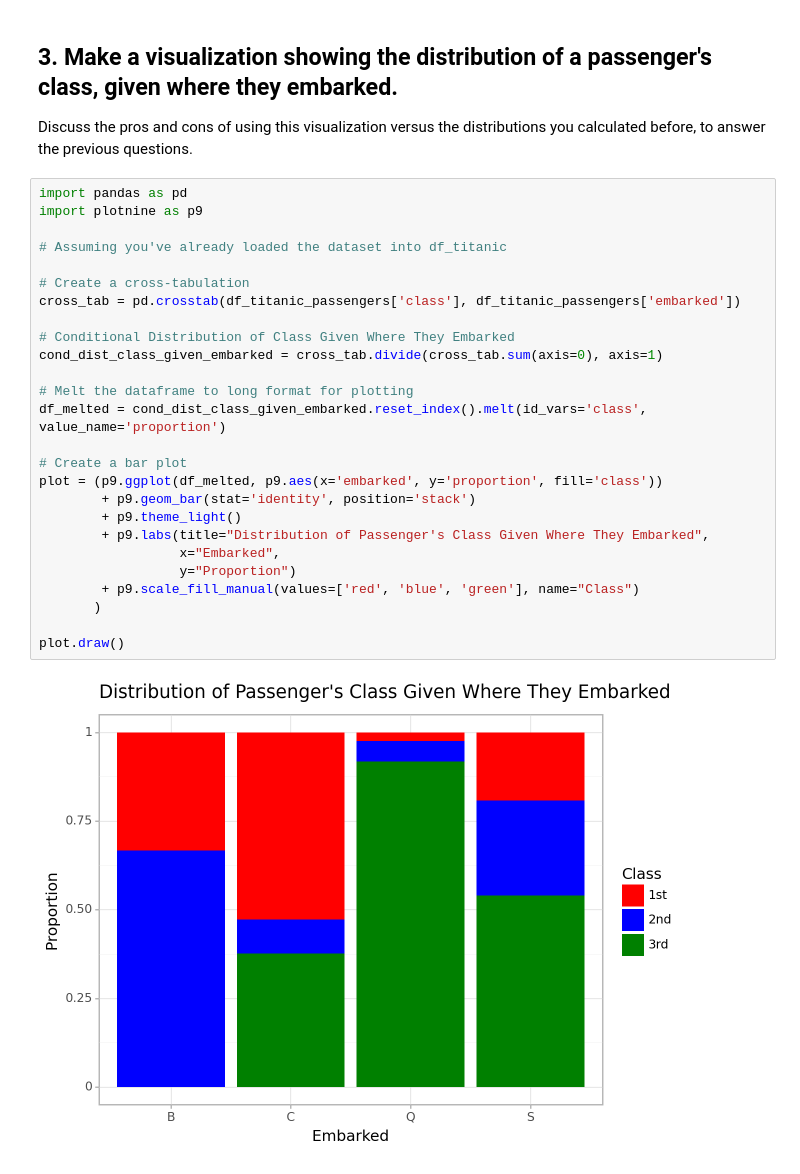
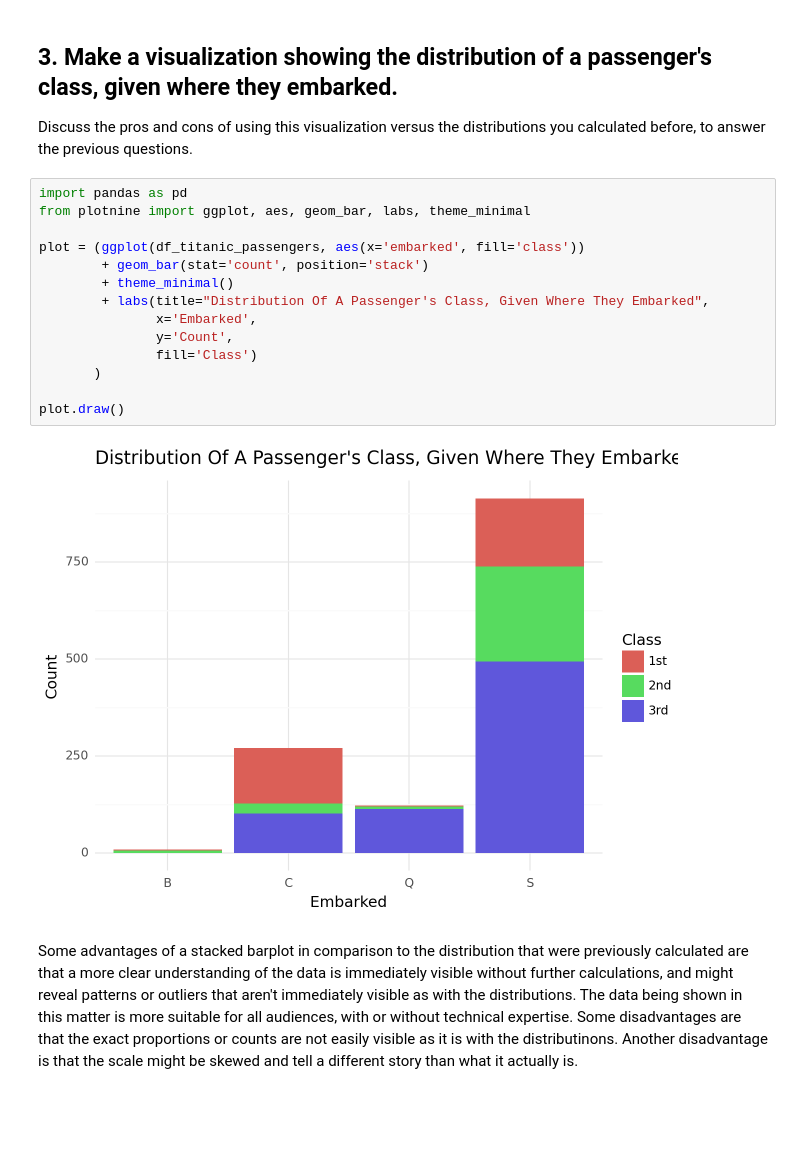
Before and after one commit to jlee932cp/GSB544_JosephLee, a Jupyter notebook: practiceActivity2_1_JosephLee.ipynb, the cells around one changed output. Cells and saved outputs as stored; diff of their text form; blank space fills up the shorter version.

```diff
--- a/practiceActivity2_1_JosephLee.ipynb
+++ b/practiceActivity2_1_JosephLee.ipynb
@@ -151,31 +157,21 @@ Proportion of Southampton passengers that were in 3rd class: 0.54
 ## 3. Make a visualization showing the distribution of a passenger's class, given where they embarked.
 
 Discuss the pros and cons of using this visualization versus the distributions you calculated before, to answer the previous questions.
-# %%
-import pandas as pd
-import plotnine as p9
-
-# Assuming you've already loaded the dataset into df_titanic
-
-# Create a cross-tabulation
-cross_tab = pd.crosstab(df_titanic_passengers['class'], df_titanic_passengers['embarked'])
-
-# Conditional Distribution of Class Given Where They Embarked
-cond_dist_class_given_embarked = cross_tab.divide(cross_tab.sum(axis=0), axis=1)
-
-# Melt the dataframe to long format for plotting
-df_melted = cond_dist_class_given_embarked.reset_index().melt(id_vars='class', value_name='proportion')
-
-# Create a bar plot
-plot = (p9.ggplot(df_melted, p9.aes(x='embarked', y='proportion', fill='class'))
-        + p9.geom_bar(stat='identity', position='stack')
-        + p9.theme_light()
-        + p9.labs(title="Distribution of Passenger's Class Given Where They Embarked",
-                  x="Embarked",
-                  y="Proportion")
-        + p9.scale_fill_manual(values=['red', 'blue', 'green'], name="Class")
-       )
-
-plot.draw()
-# %% [output]
-[figure, removed]
+# %%
+import pandas as pd
+from plotnine import ggplot, aes, geom_bar, labs, theme_minimal
+
+plot = (ggplot(df_titanic_passengers, aes(x='embarked', fill='class'))
+        + geom_bar(stat='count', position='stack')
+        + theme_minimal()
+        + labs(title="Distribution Of A Passenger's Class, Given Where They Embarked",
+               x='Embarked',
+               y='Count',
+               fill='Class')
+       )
+
+plot.draw()
+# %% [output]
+[figure, added]
+# %% [markdown]
+Some advantages of a stacked barplot in comparison to the distribution that were previously calculated are that a more clear understanding of the data is immediately visible without further calculations, and might reveal patterns or outliers that aren't immediately visible as with the distributions. The data being shown in this matter is more suitable for all audiences, with or without technical expertise. Some disadvantages are that the exact proportions or counts are not easily visible as it is with the distributinons. Another disadvantage is that the scale might be skewed and tell a different story than what it actually is.
```
Also changed, not shown: parts of 10 cells of this notebook, 1 other file.
